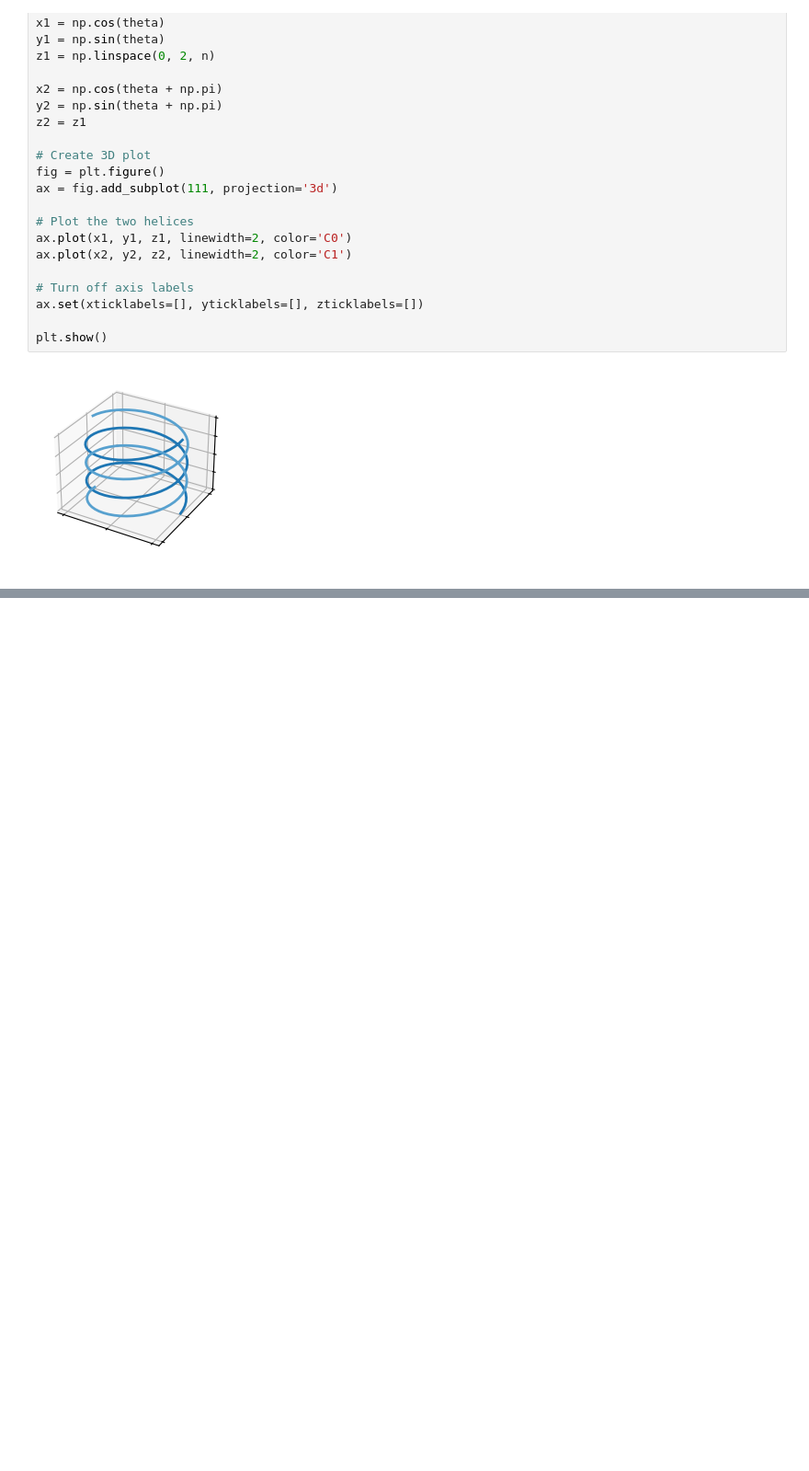
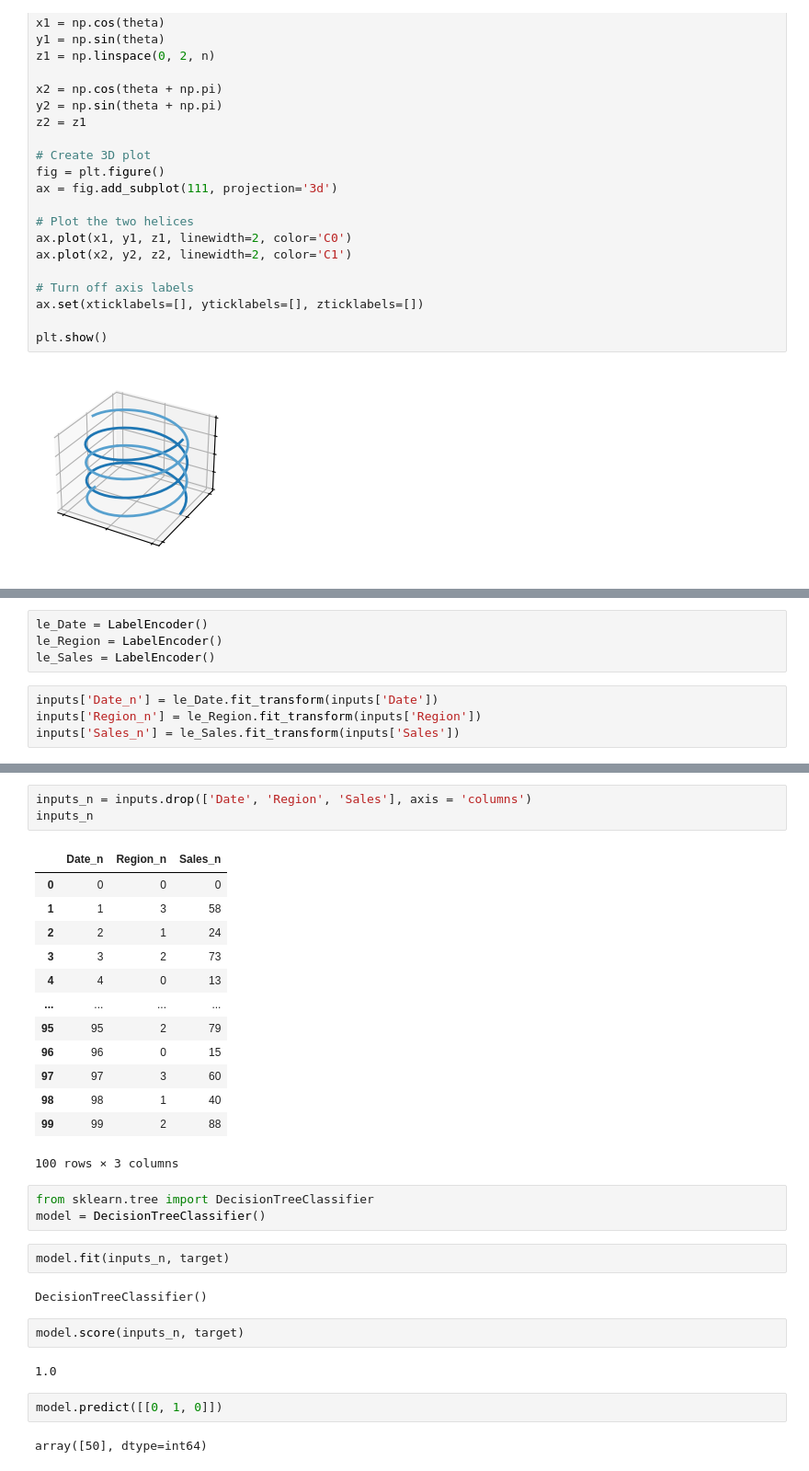
Before and after one commit to Ruhi1010/machine_learning, a Jupyter notebook: basic.ipynb, the cells around one changed output, grey strips where cells are left out. Shown: that part at 92% size. Drawn from its saved outputs; the diff is of its cells as text; blank space fills up the shorter version.

```diff
--- a/basic.ipynb
+++ b/basic.ipynb
@@ -423,0 +480,8 @@ plt.show()
+# %%
+le_Date = LabelEncoder()
+le_Region = LabelEncoder()
+le_Sales = LabelEncoder()
+# %%
+inputs['Date_n'] = le_Date.fit_transform(inputs['Date'])
+inputs['Region_n'] = le_Region.fit_transform(inputs['Region'])
+inputs['Sales_n'] = le_Sales.fit_transform(inputs['Sales'])
@@ -423,0 +497,32 @@ plt.show()
+# %%
+inputs_n = inputs.drop(['Date', 'Region', 'Sales'], axis = 'columns')
+inputs_n
+# %% [output]
+|  | Date_n | Region_n | Sales_n |
+| 0 | 0 | 0 | 0 |
+| 1 | 1 | 3 | 58 |
+| 2 | 2 | 1 | 24 |
+| 3 | 3 | 2 | 73 |
+| 4 | 4 | 0 | 13 |
+| ... | ... | ... | ... |
+| 95 | 95 | 2 | 79 |
+| 96 | 96 | 0 | 15 |
+| 97 | 97 | 3 | 60 |
+| 98 | 98 | 1 | 40 |
+| 99 | 99 | 2 | 88 |
+100 rows × 3 columns
+# %%
+from sklearn.tree import DecisionTreeClassifier
+model = DecisionTreeClassifier()
+# %%
+model.fit(inputs_n, target)
+# %% [output]
+DecisionTreeClassifier()
+# %%
+model.score(inputs_n, target)
+# %% [output]
+1.0
+# %%
+model.predict([[0, 1, 0]])
+# %% [output]
+array([50], dtype=int64)
```
Also changed, not shown: parts of 11 cells of this notebook, 2 other files.
